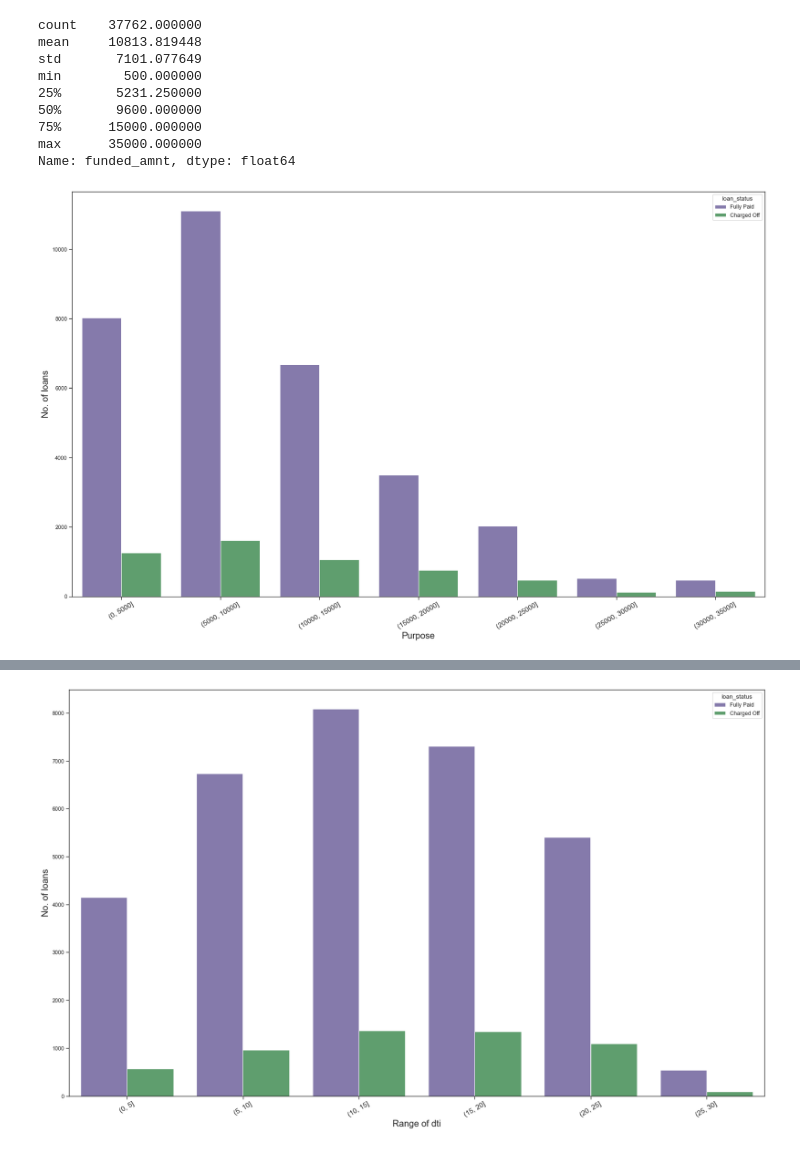
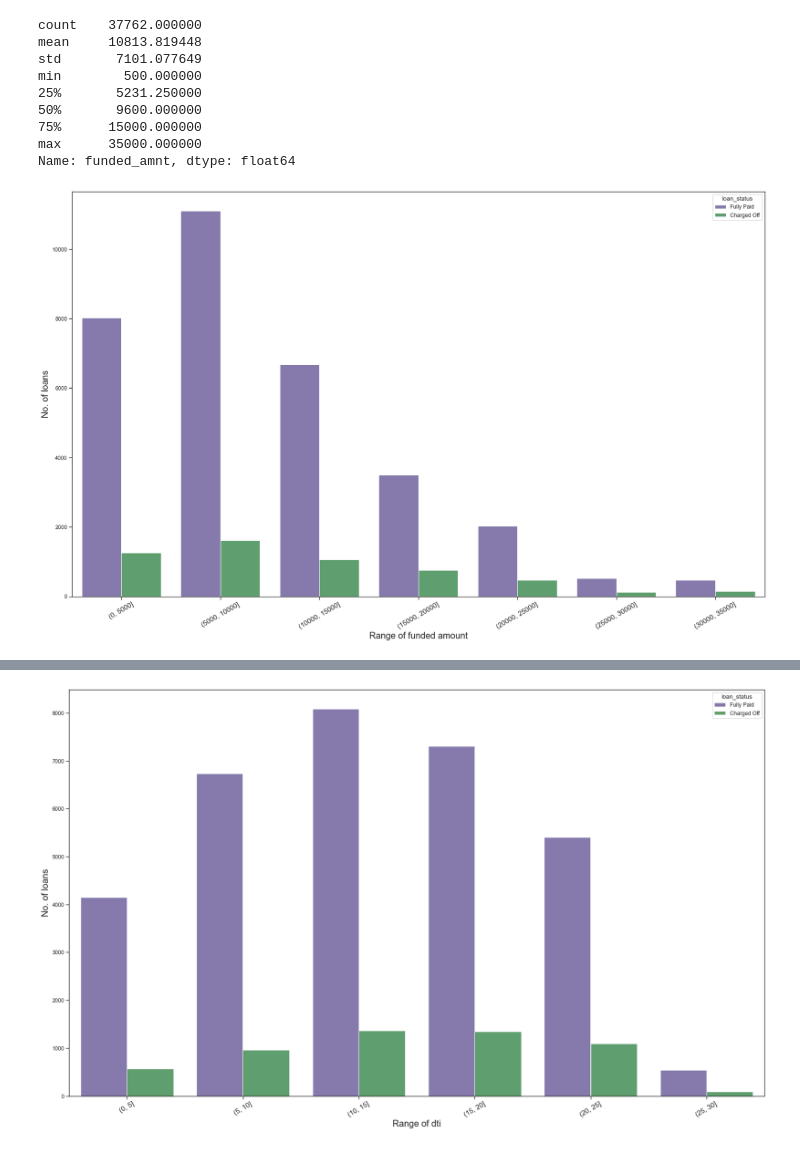
Before and after one commit to abhijeetpj/Advanced-Regression, a Jupyter notebook: LendingClub_CaseStudy/LendingClub_CaseStudy.ipynb, the cells around one changed output, grey strips where cells are left out. Saved outputs shown, nothing was run; the diff lists cells and outputs as text; code cells hidden in the pictures.

```diff
--- a/LendingClub_CaseStudy/LendingClub_CaseStudy.ipynb
+++ b/LendingClub_CaseStudy/LendingClub_CaseStudy.ipynb
@@ -757,8 +769,9 @@ Name: int_rate%, dtype: float64
 #Creating an categorical variable to handle with the funded amount
 
 interval = (5, 10, 15, 20, 25)
+labels=['5-10','10-15','15-20','20-25']
 
-loan["int_rate_cat"] = pd.cut(loan['int_rate%'], interval)
+loan["int_rate_cat"] = pd.cut(loan['int_rate%'], interval, labels)
 
 #count plot for loan status
 plt.figure(num=None, figsize=(25,15), dpi=80, facecolor='w', edgecolor='k')
@@ -807,17 +820,18 @@ Name: funded_amnt, dtype: float64
 # %%
 #Creating an categorical variable to handle with the funded amount
 
 interval = (0, 5000, 10000, 15000, 20000, 25000, 30000, 35000)
+labels=['0-5000','5000-10000','10000-15000','15000-20000','20000-25000', '25000-30000', '30000-35000']
 
-loan["funded_amnt_cat"] = pd.cut(loan.funded_amnt, interval)
+loan["funded_amnt_cat"] = pd.cut(loan.funded_amnt, interval,labels)
 
 #count plot for loan status
 plt.figure(num=None, figsize=(25,15), dpi=80, facecolor='w', edgecolor='k')
 cplt = sns.countplot(data=loan, x="funded_amnt_cat", hue="loan_status")
 cplt.set_xlabel('Range of funded amount', fontsize=18)
 cplt.set_ylabel('No. of loans', fontsize=18)
 cplt.set_xticklabels(cplt.get_xmajorticklabels(), fontsize = 14)
 plt.xticks(rotation=30)
 plt.show()
 # %% [output]
-[figure, old version]
+[figure, new version]
```
Also changed, not shown: parts of 47 cells of this notebook.
